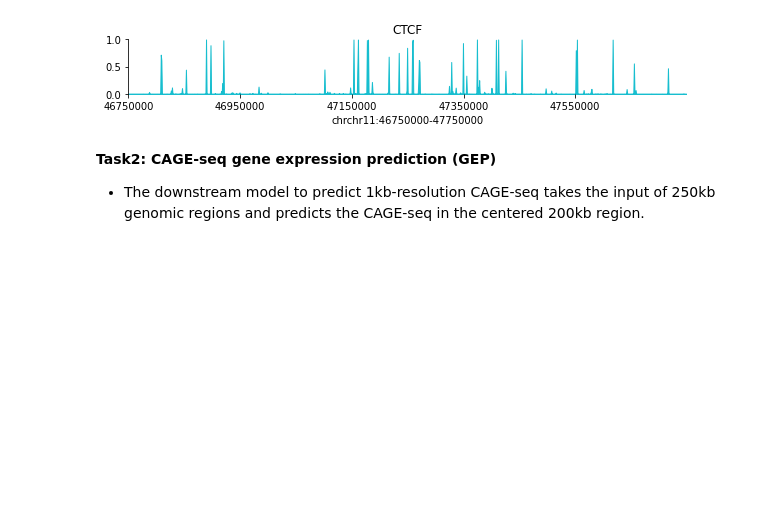
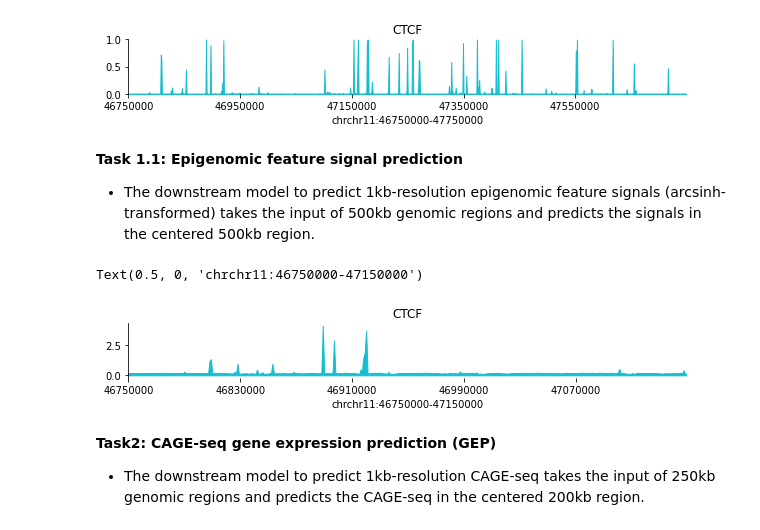
Before and after one commit to liu-bioinfo-lab/EPCOT, a Jupyter notebook: EPCOT_usage.ipynb, the cells around one changed output. Saved outputs shown, nothing was run; the diff lists cells and outputs as text; code cells hidden in the pictures; blank space fills up the shorter version.

Commit message:
add new task

```diff
--- a/EPCOT_usage.ipynb
+++ b/EPCOT_usage.ipynb
@@ -220,8 +187,7 @@ Please see below for how to predict each of the tasks in GM12878 cell line
 **Load input DNase-seq of GM12878**
 # %%
 ### input_dnase_file='PATH/TO/INPUT/DNase-seq/FILE'
-input_dnase_file='DNase/GM12878_dnase.pickle'
-
+input_dnase_file='DNAaccessibility/GM12878_dnase.pickle'
 GM12878_dnase=load_input_dnase(input_dnase_file)
 # %% [markdown]
 **Task1: Epigenomic feature prediction (EFP)**
@@ -247,9 +211,9 @@ pred_score_epi.shape
 (1000, 245)
 # %%
 ### view the list of epigenomic features predicted by EPCOT
-with open('EPCOT/Profiles/epigenomes.txt', 'r') as f:
+with open('EPCOT/Data/epigenomes.txt', 'r') as f:
     epigenomes = f.read().splitlines()
-!head -3 EPCOT/Profiles/epigenomes.txt
+!head -3 EPCOT/Data/epigenomes.txt
 # %% [output]
 CTCF
 RAD21
@@ -270,6 +234,33 @@ ax.set_xlabel('chr%s:%s-%s'%(chrom,start,end))
 # %% [output]
 Text(0.5, 0, 'chrchr11:46750000-47750000')
 [figure]
+# %% [markdown]
+**Task 1.1: Epigenomic feature signal prediction**
+* The downstream model to predict 1kb-resolution epigenomic feature signals (arcsinh-transformed) takes the input of 500kb genomic regions and predicts the signals in the centered 500kb region.
+# %%
+### saved_model='PATH/TO/SAVED/CAGE-seq/DOWNSTREAM/MODEL'
+saved_model='models/dnase_epi_track.pt'
+track_model=load_epi_track_model(saved_model,device)
+# %%
+### specify a 400kb input genomic region  ('hic_end-hic_start' should be equal 400000)
+chrom,start,end=['chr11',46750000,47150000]
+pred_track=predict_track(
+    model=track_model,
+    chrom=chrom,start=start,end=end,
+    dnase=GM12878_dnase,
+    fasta_extractor=fasta_extractor)
+# %%
+interested_epi='CTCF'
+### plot results
+epi_idx=search_tf(interested_epi)
+fig,ax=plt.subplots(figsize=(10,1))
+val=pred_track[:,epi_idx]
+plot_cage(ax,val, chrom,start,end)
+ax.set_title(epigenomes[epi_idx])
+ax.set_xlabel('chr%s:%s-%s'%(chrom,start,end))
+# %% [output]
+Text(0.5, 0, 'chrchr11:46750000-47150000')
+[figure, added]
 # %% [markdown]
 **Task2: CAGE-seq gene expression prediction (GEP)**
 * The downstream model to predict 1kb-resolution CAGE-seq takes the input of 250kb genomic regions and predicts the CAGE-seq in the centered 200kb region.
```
Also changed, not shown: parts of 28 cells of this notebook.
